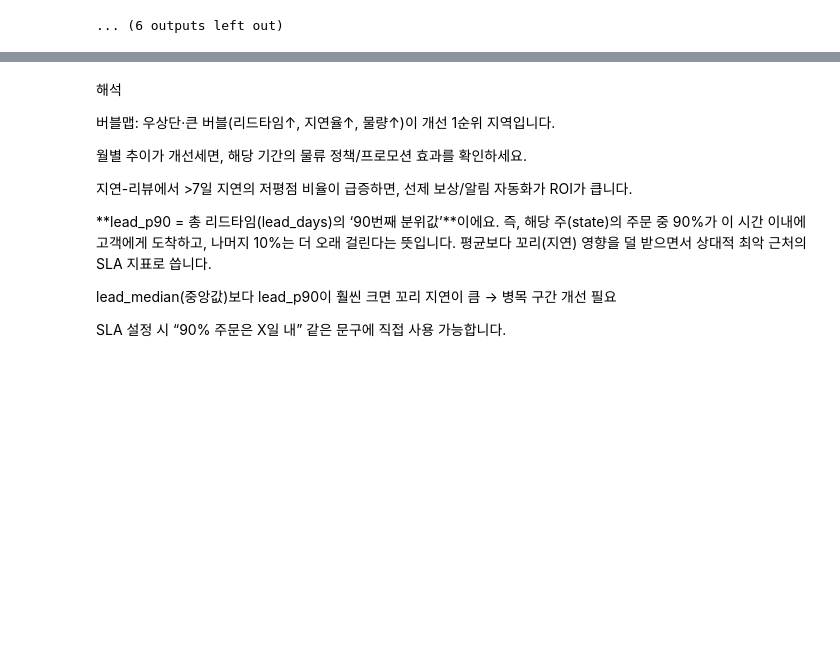
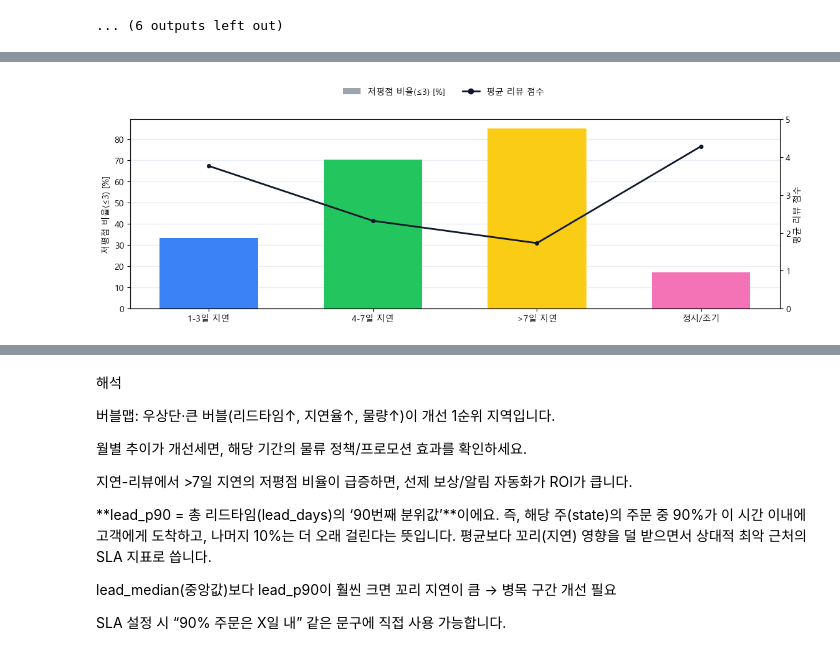
Before and after one commit to baesisi3648/pjt-data-analysis, a Jupyter notebook: p2_freight.ipynb, the cells around one changed output, grey strips where cells are left out. Cells and saved outputs as stored; diff of their text form; code cells hidden in the pictures; blank space fills up the shorter version.

```diff
--- a/p2_freight.ipynb
+++ b/p2_freight.ipynb
@@ -554,0 +615,55 @@ _line("물량 많은 주 TOP3", ", ".join(state_kpi.sort_values("orders", ascend
+# %%
+import numpy as np
+import matplotlib.pyplot as plt
+import matplotlib.ticker as mticker
+from matplotlib.patches import Patch
+from matplotlib.lines import Line2D
+
+# 폰트(Windows)
+plt.rcParams['font.family'] = 'Malgun Gothic'
+plt.rcParams['axes.unicode_minus'] = False
+
+# 색상
+BAR_PAL = ["#3b82f6", "#22c55e", "#facc15", "#f472b6"]  # 막대 팔레트
+LINE_DK = "#0f172a"   # 선 색
+GRID    = "#e9edf3"
+TXT     = "#1f2937"
+
+# 데이터
+x_cat = delay_bins_kpi["delay_bucket"].tolist()
+y_low = delay_bins_kpi["low_rate(%)"].to_numpy()   # [%]
+y_rev = delay_bins_kpi["review_mean"].to_numpy()   # 점수 (보통 0~5)
+
+x_idx = np.arange(len(x_cat))
+
+# ----- 플롯(단일 Figure) -----
+fig, ax = plt.subplots(figsize=(12, 4.6))
+fig.patch.set_facecolor("#ffffff"); ax.set_facecolor("#ffffff")
+
+bars = ax.bar(x_idx, y_low, color=BAR_PAL[:len(x_cat)], width=0.6, zorder=2)
+ax.set_xticks(x_idx, x_cat)
+ax.set_ylabel("저평점 비율(≤3) [%]")
+ax.yaxis.set_major_formatter(mticker.FuncFormatter(lambda v, p: f"{int(v)}"))
+ax.grid(axis='y', color=GRID, linewidth=1.0, zorder=1)
+ax.grid(axis='x', visible=False)
+for s in ["top", "right"]: ax.spines[s].set_visible(False)
+
+ax2 = ax.twinx()
+ax2.plot(x_idx, y_rev, color=LINE_DK, marker="o", linewidth=2, markersize=4, zorder=3)
+ax2.set_ylabel("평균 리뷰 점수")
+ax2.set_ylim(0, max(5, np.nanmax(y_rev)*1.1))
+# ax.set_title("지연 구간별 리뷰 점수", fontsize=12, color=TXT, pad=8, loc="left")
+
+# ----- 겹치지 않는 범례(그림 바깥 상단) -----
+handles = [
+    Patch(facecolor="#9ca3af", label="저평점 비율(≤3) [%]"),
+    Line2D([0], [0], color=LINE_DK, marker="o", linewidth=2, label="평균 리뷰 점수"),
+]
+fig.legend(handles=handles, loc="upper center", bbox_to_anchor=(0.5, 0.98),
+           ncol=2, frameon=False)
+
+# 상단 여백 확보
+plt.subplots_adjust(top=0.84, bottom=0.18, left=0.08, right=0.95)
+plt.show()
+# %% [output]
+[figure, added]
```
Also changed, not shown: parts of 2 cells of this notebook, 2 other files.
